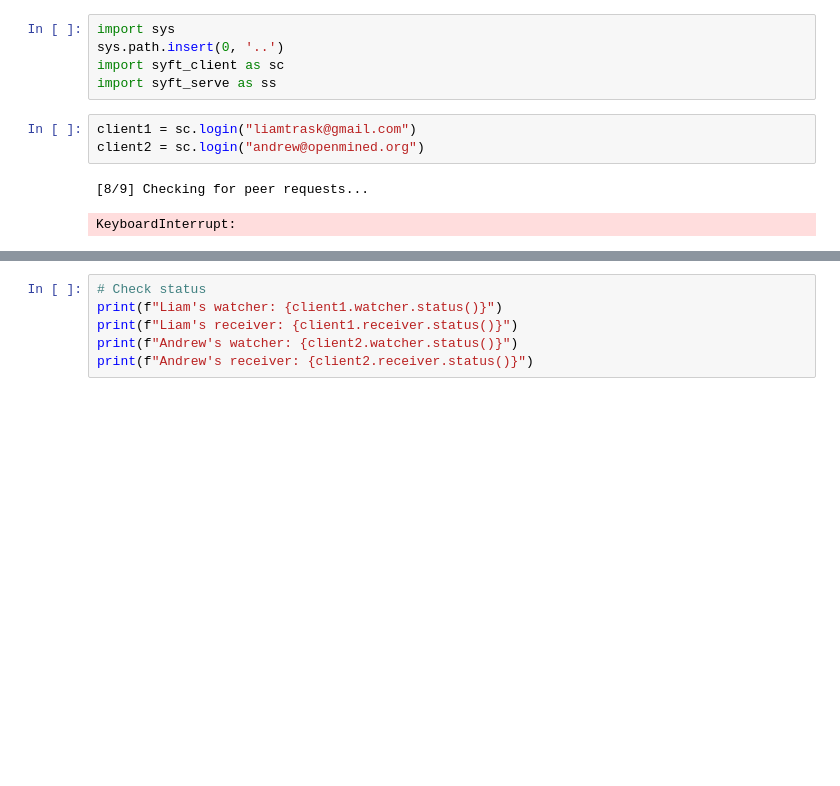
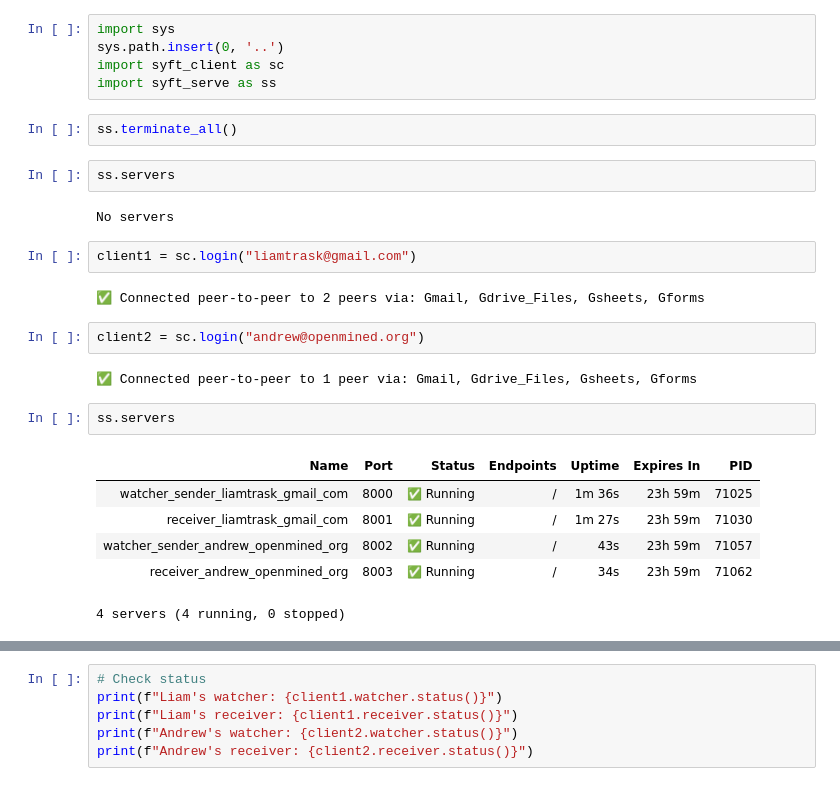
Before and after one commit to OpenMined/syft-client, a Jupyter notebook: test_notebooks/Test Sync.ipynb, the cells around one changed output, grey strips where cells are left out. Drawn from its saved outputs; the diff is of its cells as text; blank space fills up the shorter version.

```diff
--- a/test_notebooks/Test Sync.ipynb
+++ b/test_notebooks/Test Sync.ipynb
@@ -3,9 +3,26 @@ import sys
 sys.path.insert(0, '..')
 import syft_client as sc
 import syft_serve as ss
+# %%
+ss.terminate_all()
+# %%
+ss.servers
+# %% [output]
+No servers
+# %%
+client1 = sc.login("liamtrask@gmail.com")
+# %% [output]
+✅ Connected peer-to-peer to 2 peers via: Gmail, Gdrive_Files, Gsheets, Gforms
 # %%
-client1 = sc.login("liamtrask@gmail.com")
 client2 = sc.login("andrew@openmined.org")
 # %% [output]
-[8/9] Checking for peer requests...
+✅ Connected peer-to-peer to 1 peer via: Gmail, Gdrive_Files, Gsheets, Gforms
-KeyboardInterrupt:
+# %%
+ss.servers
+# %% [output]
+| Name | Port | Status | Endpoints | Uptime | Expires In | PID |
+| watcher_sender_liamtrask_gmail_com | 8000 | ✅ Running | / | 1m 36s | 23h 59m | 71025 |
+| receiver_liamtrask_gmail_com | 8001 | ✅ Running | / | 1m 27s | 23h 59m | 71030 |
+| watcher_sender_andrew_openmined_org | 8002 | ✅ Running | / | 43s | 23h 59m | 71057 |
+| receiver_andrew_openmined_org | 8003 | ✅ Running | / | 34s | 23h 59m | 71062 |
+4 servers (4 running, 0 stopped)
```
Also changed, not shown: parts of 7 cells of this notebook, 3 other files.
